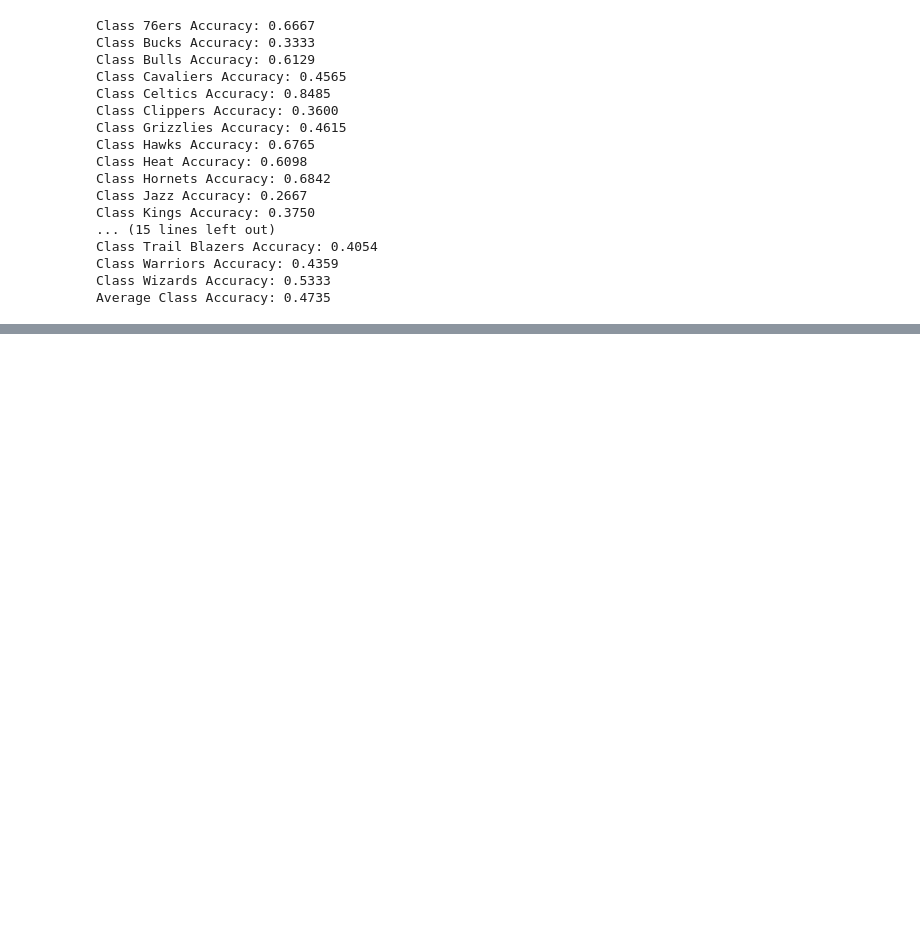
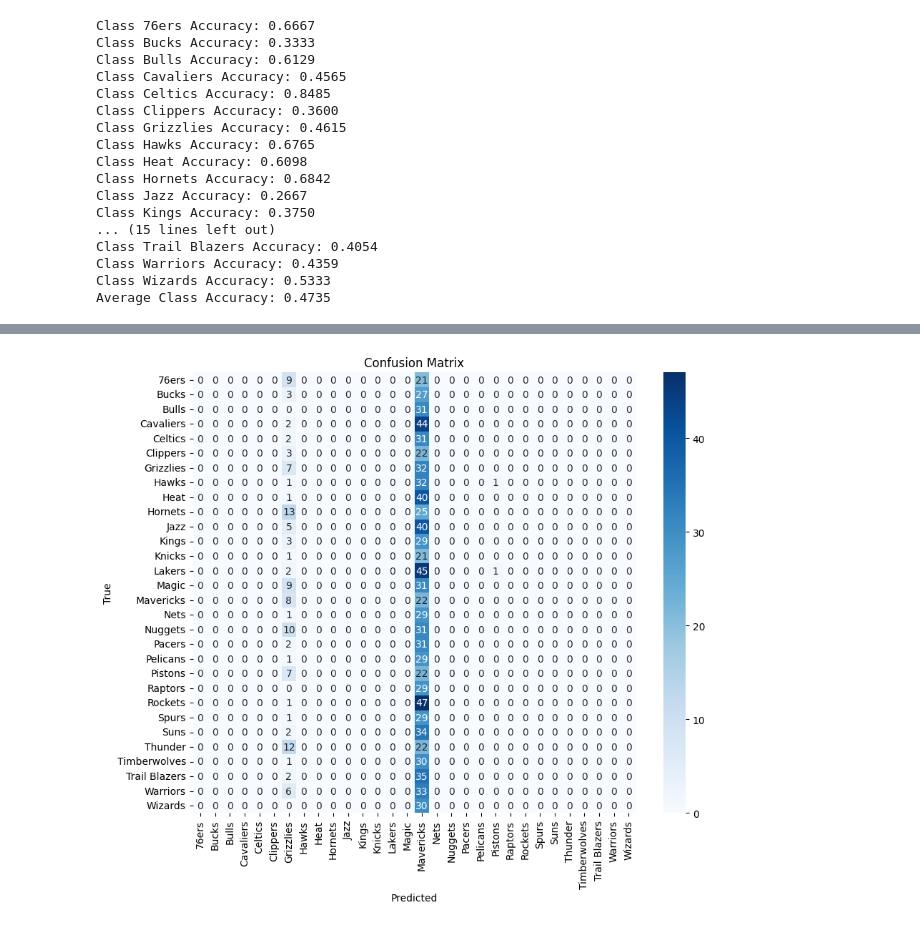
Before and after one commit to noahlangendoen/NBATeamClassifier, a Jupyter notebook: CSCI487_Model_DevelopmentNew.ipynb, the cells around one changed output, grey strips where cells are left out. Saved outputs shown, nothing was run; the diff lists cells and outputs as text; code cells hidden in the pictures; blank space fills up the shorter version.

```diff
--- a/CSCI487_Model_DevelopmentNew.ipynb
+++ b/CSCI487_Model_DevelopmentNew.ipynb
@@ -665,0 +659,9 @@ Average Class Accuracy: 0.4735
+# %%
+from models.evenbetternet import EvenBetterNet
+model = EvenBetterNet().to(device)
+#Load the best model params
+model.load_state_dict(torch.load("best_modelReLU.pt"))
+model.eval()
+plotConfusionMatrix(model, testLoader)
+# %% [output]
+[figure, added]
```
Also changed, not shown: parts of 11 cells of this notebook, 6 other files.
